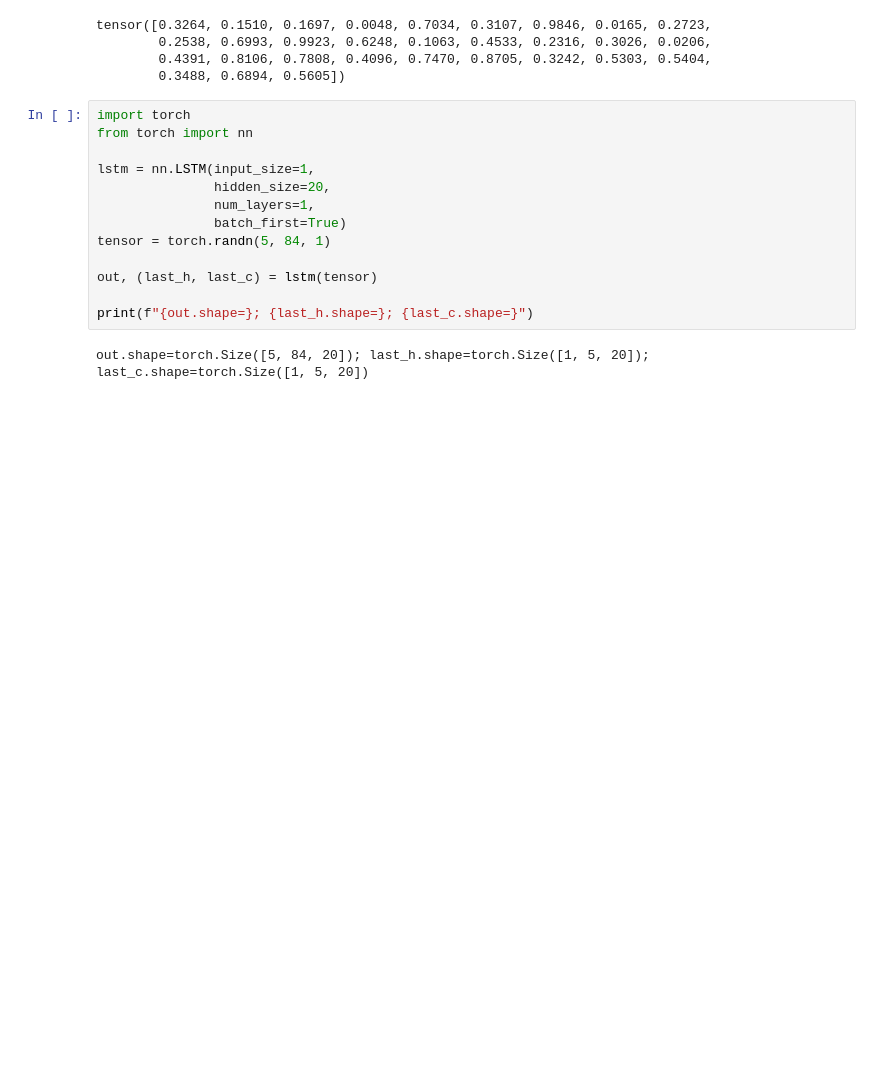
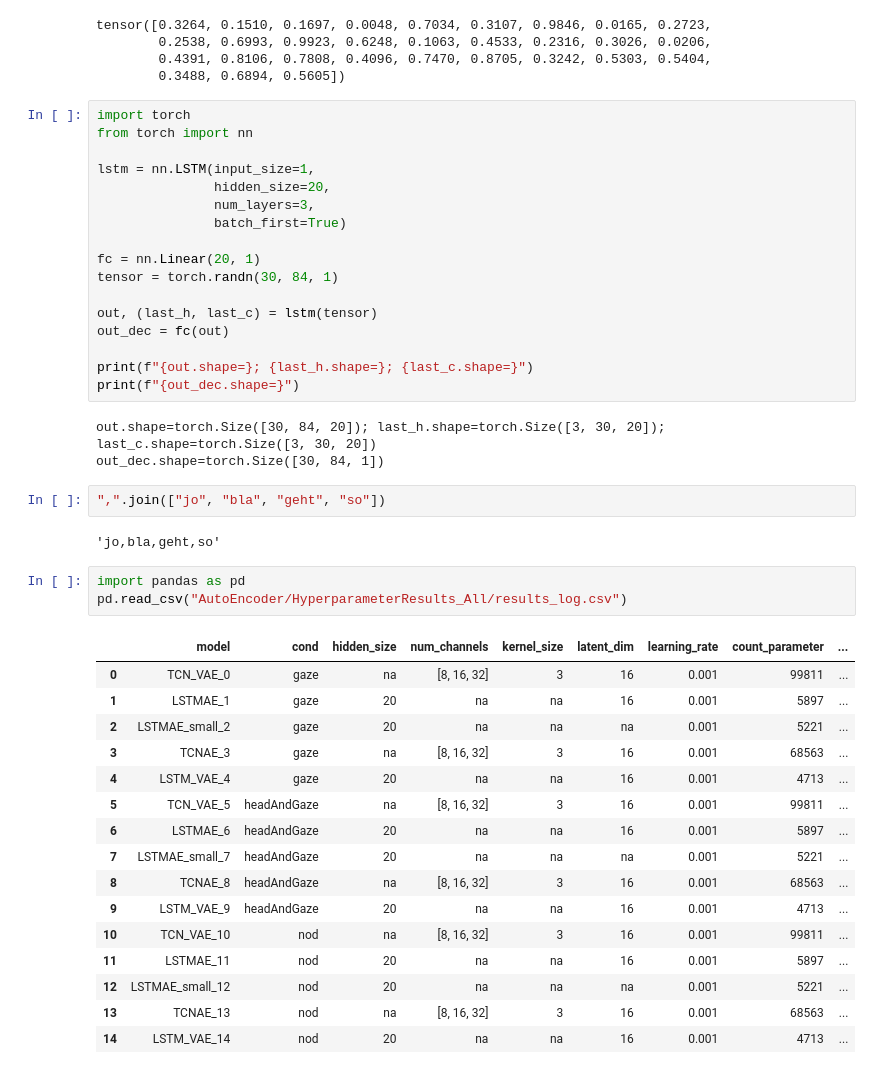
Before and after one commit to Arueris/GazeBasedSelection, a Jupyter notebook: dev.ipynb, the cells around one changed output. Saved outputs shown, nothing was run; the diff lists cells and outputs as text; blank space fills up the shorter version.

```diff
--- a/dev.ipynb
+++ b/dev.ipynb
@@ -704,12 +693,41 @@ from torch import nn
 
 lstm = nn.LSTM(input_size=1,
                hidden_size=20,
-               num_layers=1,
+               num_layers=3,
                batch_first=True)
-tensor = torch.randn(5, 84, 1)
+
+fc = nn.Linear(20, 1)
+tensor = torch.randn(30, 84, 1)
 
 out, (last_h, last_c) = lstm(tensor)
+out_dec = fc(out)
 
 print(f"{out.shape=}; {last_h.shape=}; {last_c.shape=}")
+print(f"{out_dec.shape=}")
 # %% [output]
-out.shape=torch.Size([5, 84, 20]); last_h.shape=torch.Size([1, 5, 20]); last_c.shape=torch.Size([1, 5, 20])
+out.shape=torch.Size([30, 84, 20]); last_h.shape=torch.Size([3, 30, 20]); last_c.shape=torch.Size([3, 30, 20])
+out_dec.shape=torch.Size([30, 84, 1])
+# %%
+",".join(["jo", "bla", "geht", "so"])
+# %% [output]
+'jo,bla,geht,so'
+# %%
+import pandas as pd
+pd.read_csv("AutoEncoder/HyperparameterResults_All/results_log.csv")
+# %% [output]
+|  | model | cond | hidden_size | num_channels | kernel_size | latent_dim | learning_rate | count_parameter | ... |
+| 0 | TCN_VAE_0 | gaze | na | [8, 16, 32] | 3 | 16 | 0.001 | 99811 | ... |
+| 1 | LSTMAE_1 | gaze | 20 | na | na | 16 | 0.001 | 5897 | ... |
+| 2 | LSTMAE_small_2 | gaze | 20 | na | na | na | 0.001 | 5221 | ... |
+| 3 | TCNAE_3 | gaze | na | [8, 16, 32] | 3 | 16 | 0.001 | 68563 | ... |
+| 4 | LSTM_VAE_4 | gaze | 20 | na | na | 16 | 0.001 | 4713 | ... |
+| 5 | TCN_VAE_5 | headAndGaze | na | [8, 16, 32] | 3 | 16 | 0.001 | 99811 | ... |
+| 6 | LSTMAE_6 | headAndGaze | 20 | na | na | 16 | 0.001 | 5897 | ... |
+| 7 | LSTMAE_small_7 | headAndGaze | 20 | na | na | na | 0.001 | 5221 | ... |
+| 8 | TCNAE_8 | headAndGaze | na | [8, 16, 32] | 3 | 16 | 0.001 | 68563 | ... |
+| 9 | LSTM_VAE_9 | headAndGaze | 20 | na | na | 16 | 0.001 | 4713 | ... |
+| 10 | TCN_VAE_10 | nod | na | [8, 16, 32] | 3 | 16 | 0.001 | 99811 | ... |
+| 11 | LSTMAE_11 | nod | 20 | na | na | 16 | 0.001 | 5897 | ... |
+| 12 | LSTMAE_small_12 | nod | 20 | na | na | na | 0.001 | 5221 | ... |
+| 13 | TCNAE_13 | nod | na | [8, 16, 32] | 3 | 16 | 0.001 | 68563 | ... |
+| 14 | LSTM_VAE_14 | nod | 20 | na | na | 16 | 0.001 | 4713 | ... |
```
Also changed, not shown: parts of 7 cells of this notebook, 21 other files.
